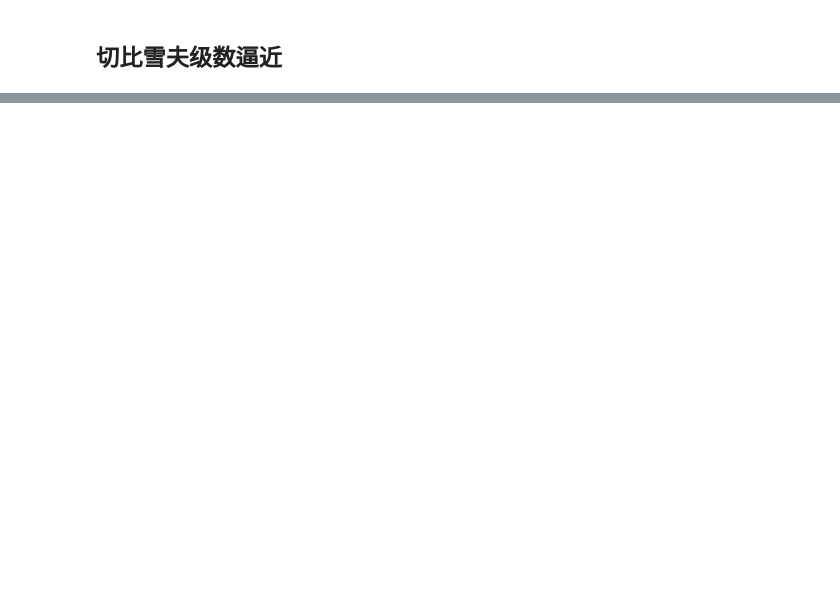
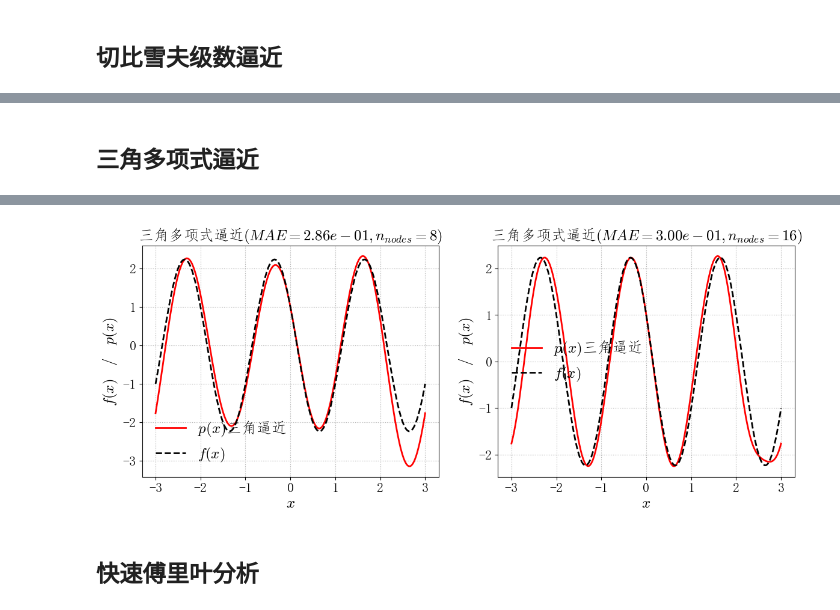
Before and after one commit to OUCBCGH/numerical-analysis-python, a Jupyter notebook: code/function_approximation_03/03_function_approximation.ipynb, the cells around one changed output, grey strips where cells are left out. Saved outputs shown, nothing was run; the diff lists cells and outputs as text; code cells hidden in the pictures; blank space fills up the shorter version.

```diff
--- a/code/function_approximation_03/03_function_approximation.ipynb
+++ b/code/function_approximation_03/03_function_approximation.ipynb
@@ -460,0 +887,2 @@ plt.show()
+# %% [markdown]
+## 三角多项式逼近
@@ -460,0 +1008,75 @@ plt.show()
+# %%
+# -*- coding: UTF-8 -*-
+import sys
+sys.path.append(r'/home/ld/numerical-analysis-python/NumericalCalculationMethod')
+"""
+@file:test_trigonometric_poly_appr.py
+@IDE:PyCharm   Python:3.9.7
+@copyright: http://maths.xynu.edu.cn
+"""
+import numpy as np
+import matplotlib.pyplot as plt
+from function_approximation_03.trigonometric_polynomial_appr import TrigonometricPolynomialApproximation
+
+fun = lambda x: x ** 4 - 3 * x ** 3 + 2 * x ** 2 - np.tan(x * (x - 2))
+
+fun2 = lambda x: np.sin(x) * np.exp(-x)
+
+# 例8测试代码
+# p_num = [8, 24]  # 离散点数
+# plt.figure(figsize=(14, 5))
+# for i, p in enumerate(p_num):
+#     x = np.linspace(0, 2, p, endpoint=False)
+#     tpa = TrigonometricPolynomialApproximation(y=fun(x), interval=[0, 2], fun=fun)
+#     tpa.fit_approximation()
+#     print("正弦项系数：\n", tpa.Bk)
+#     print("余弦项系数：\n", tpa.Ak)
+#     print("傅里叶逼近多项式：\n", tpa.approximation_poly)
+#     plt.subplot(121 + i)
+#     tpa.plt_approximate(is_show=False, is_fh_marker=True)  # 可视化
+# plt.show()
+#
+# plt.figure(figsize=(14, 5))
+# x = np.linspace(0, 2 * np.pi, 25, endpoint=True)
+# tpa = TrigonometricPolynomialApproximation(y=fun2(x), interval=[0, 2 * np.pi], fun=fun2)
+# tpa.fit_approximation()
+# plt.subplot(121)
+# tpa.plt_approximate(is_show=False)  # 可视化
+# x = np.linspace(0, 2 * np.pi, 50, endpoint=True)
+# tpa = TrigonometricPolynomialApproximation(y=fun2(x), interval=[0, 2 * np.pi], fun=fun2)
+# tpa.fit_approximation()
+# plt.subplot(122)
+# tpa.plt_approximate(is_show=False)  # 可视化
+# plt.show()
+#
+# time = np.linspace(1, 24, 24)
+# temperature = np.array([58, 58, 58, 58, 57, 57, 57, 58, 60, 64, 67, 68,
+#                         66, 66, 65, 64, 63, 63, 62, 61, 60, 60, 59, 58])
+# tpa = TrigonometricPolynomialApproximation(temperature, interval=[1, 24])
+# tpa.fit_approximation()
+# print("正弦项系数：\n", tpa.Bk)
+# print("余弦项系数：\n", tpa.Ak)
+# print("傅里叶逼近多项式：\n", tpa.approximation_poly)
+# tpa.plt_approximate(is_show=True, x0=time, y0=temperature)  # 可视化
+
+fh = lambda x: np.cos(np.pi * x) - 2 * np.sin(np.pi * x)
+# fh = lambda x: x ** 2 * np.cos(4 * x)
+plt.figure(figsize=(14, 5))
+x = np.linspace(-np.pi, np.pi, 8, endpoint=False)
+tpa = TrigonometricPolynomialApproximation(y=fh(x), interval=[-3, 3], fun=fh)
+tpa.fit_approximation()
+print("正弦项系数：\n", tpa.Bk)
+print("余弦项系数：\n", tpa.Ak)
+print("傅里叶逼近多项式：\n", tpa.approximation_poly)
+plt.subplot(121)
+tpa.plt_approximate(is_show=False)  # 可视化
+x = np.linspace(-np.pi, np.pi, 16, endpoint=False)
+tpa = TrigonometricPolynomialApproximation(y=fh(x), interval=[-3, 3], fun=fh)
+tpa.fit_approximation()
+print("正弦项系数：\n", tpa.Bk)
+print("余弦项系数：\n", tpa.Ak)
+print("傅里叶逼近多项式：\n", tpa.approximation_poly)
+plt.subplot(122)
+tpa.plt_approximate(is_show=False)  # 可视化
+plt.show()
+# %% [output]
@@ -460,0 +1101,3 @@ plt.show()
+[figure, added]
+# %% [markdown]
+## 快速傅里叶分析
```
Also changed, not shown: parts of 14 cells of this notebook, 3 other files.
